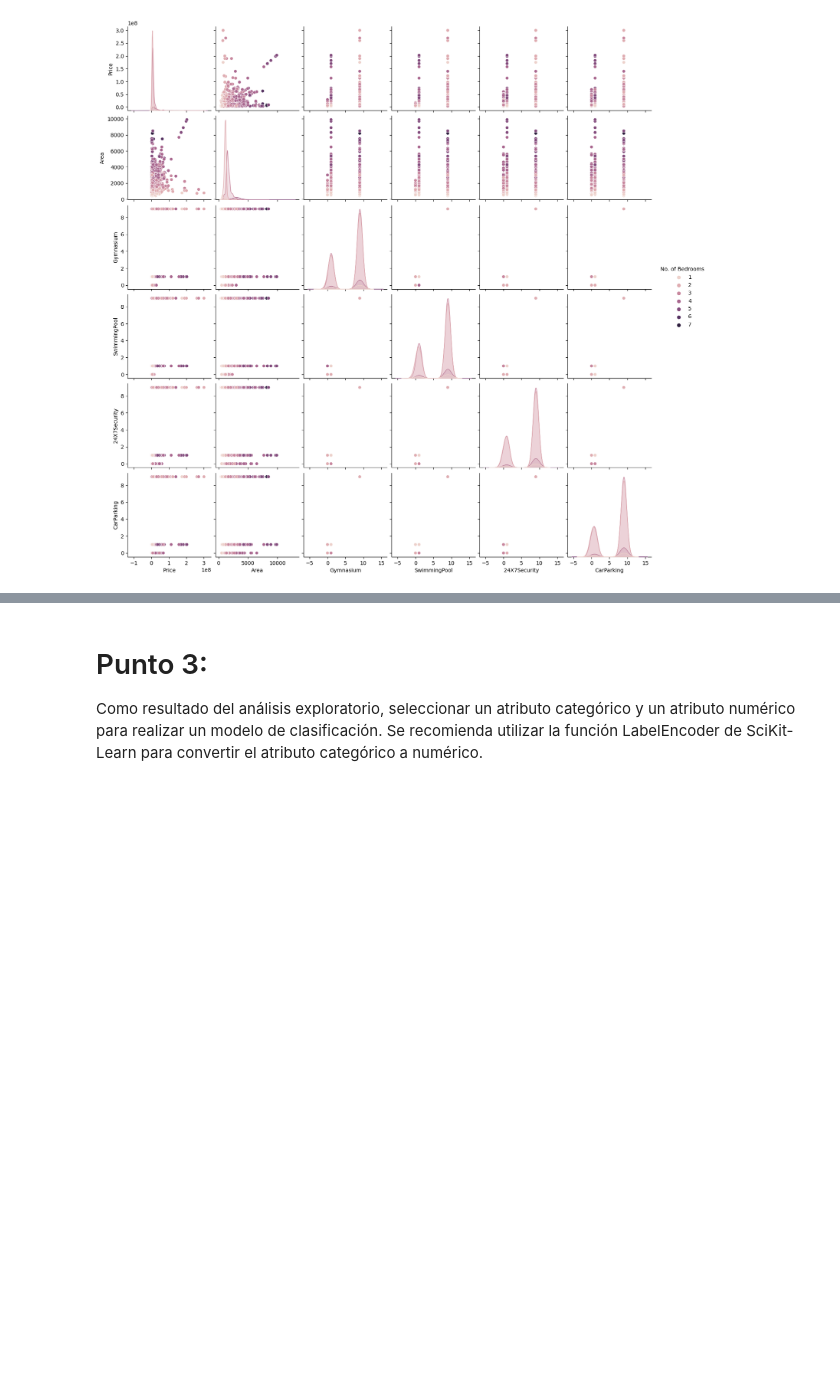
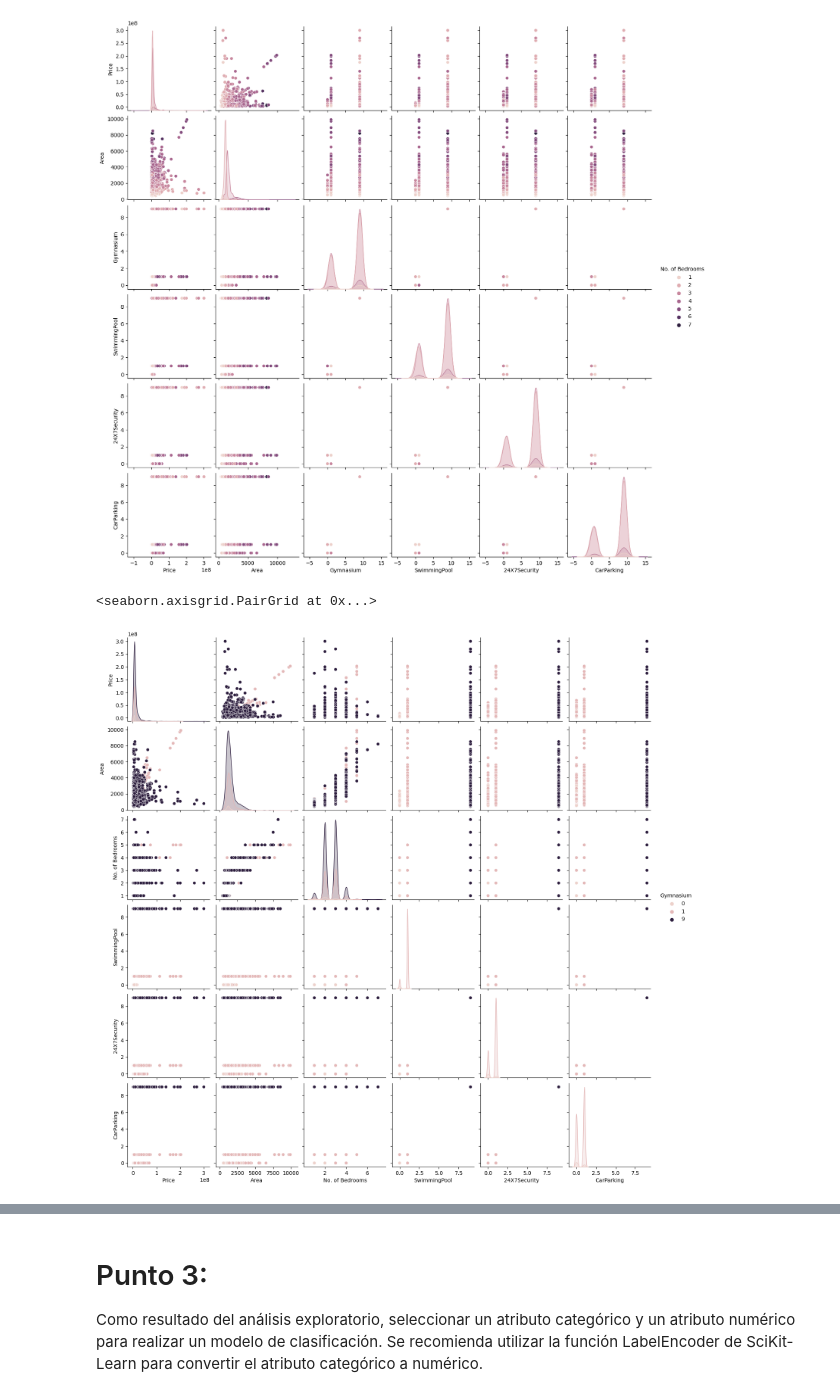
Before and after one commit to Fedezafran1/TP-Chona, a Jupyter notebook: Trabajo_Práctico_1_Modelos_Predictivos_en_SciKit_Learn.ipynb, the cells around one changed output, grey strips where cells are left out. Cells and saved outputs as stored; diff of their text form; code cells hidden in the pictures; blank space fills up the shorter version.

```diff
--- a/Trabajo_Práctico_1_Modelos_Predictivos_en_SciKit_Learn.ipynb
+++ b/Trabajo_Práctico_1_Modelos_Predictivos_en_SciKit_Learn.ipynb
@@ -90,3 +85,8 @@ sns.pairplot(Bangalore_df, hue="No. of Bedrooms")
 # %% [output]
 <seaborn.axisgrid.PairGrid at 0x...>
 [figure]
+# %%
+sns.pairplot(Bangalore_df, hue="Gymnasium")
+# %% [output]
+<seaborn.axisgrid.PairGrid at 0x...>
+[figure, added]
```
Also changed, not shown: parts of 13 cells of this notebook.
